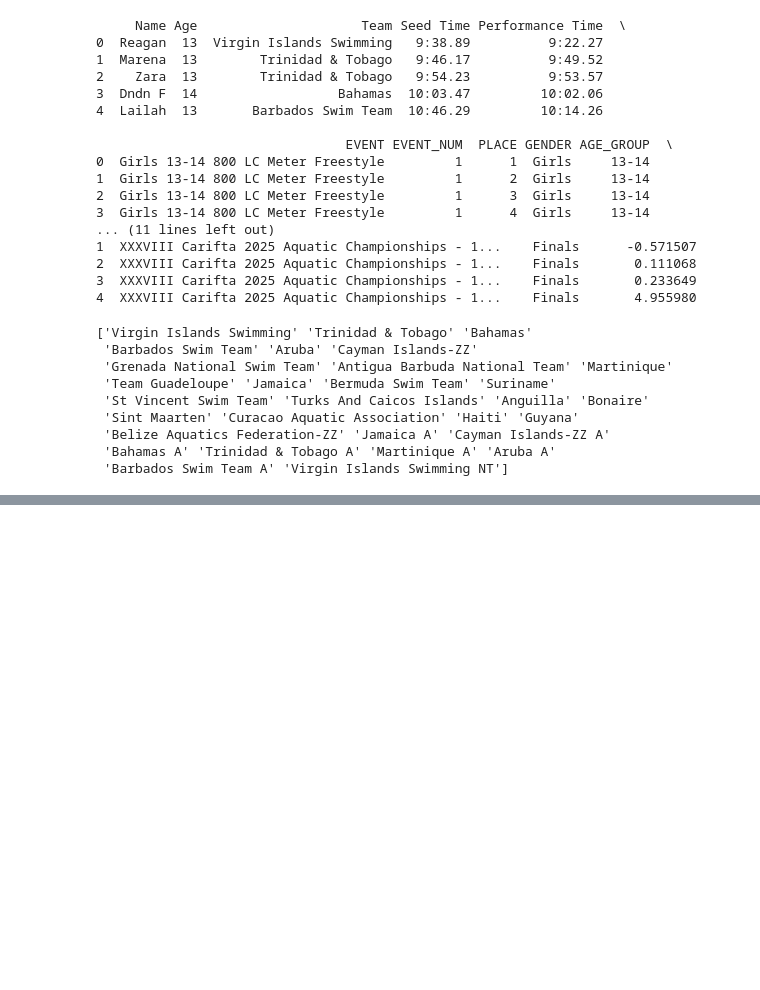
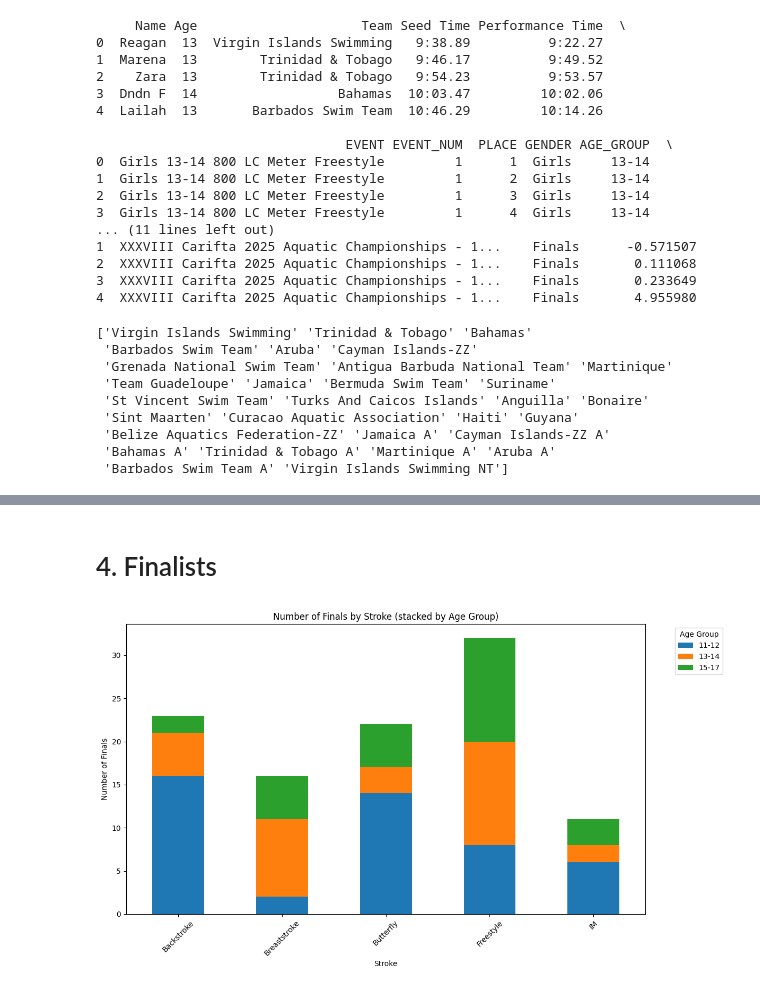
Before and after one commit to weekes1/Hytek_PDF_to_DF, a Jupyter notebook: Carifta_2025_analysis.ipynb, the cells around one changed output, grey strips where cells are left out. Cells and saved outputs as stored; diff of their text form; code cells hidden in the pictures; blank space fills up the shorter version.

```diff
--- a/Carifta_2025_analysis.ipynb
+++ b/Carifta_2025_analysis.ipynb
@@ -61,0 +149,23 @@ bim_results.to_csv('barbados_carifta_2025.csv')
+# %% [markdown]
+# 4. Finalists
+# %%
+import matplotlib.pyplot as plt
+
+# 1. Filter only Finals swims
+finals_df = bim_results[bim_results['SWIM_TYPE'] == 'Finals']
+
+# 2. Group by Stroke and Age Group
+finals_by_stroke_age = finals_df.groupby(['STROKE', 'AGE_GROUP']).size().unstack(fill_value=0)
+
+# 3. Plot Stacked Bar
+finals_by_stroke_age.plot(kind='bar', stacked=True, figsize=(12, 7))
+
+plt.title('Number of Finals by Stroke (stacked by Age Group)')
+plt.xlabel('Stroke')
+plt.ylabel('Number of Finals')
+plt.legend(title='Age Group', bbox_to_anchor=(1.05, 1), loc='upper left')
+plt.xticks(rotation=45)
+plt.tight_layout()
+plt.show()
+# %% [output]
+[figure, added]
```
Also changed, not shown: parts of 10 cells of this notebook, 3 other files.
